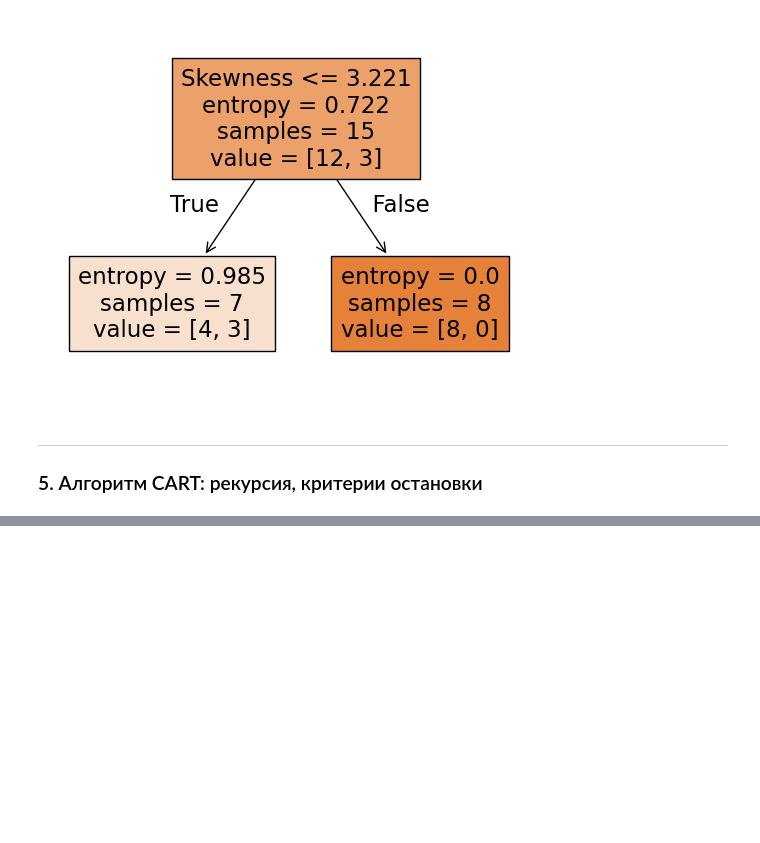
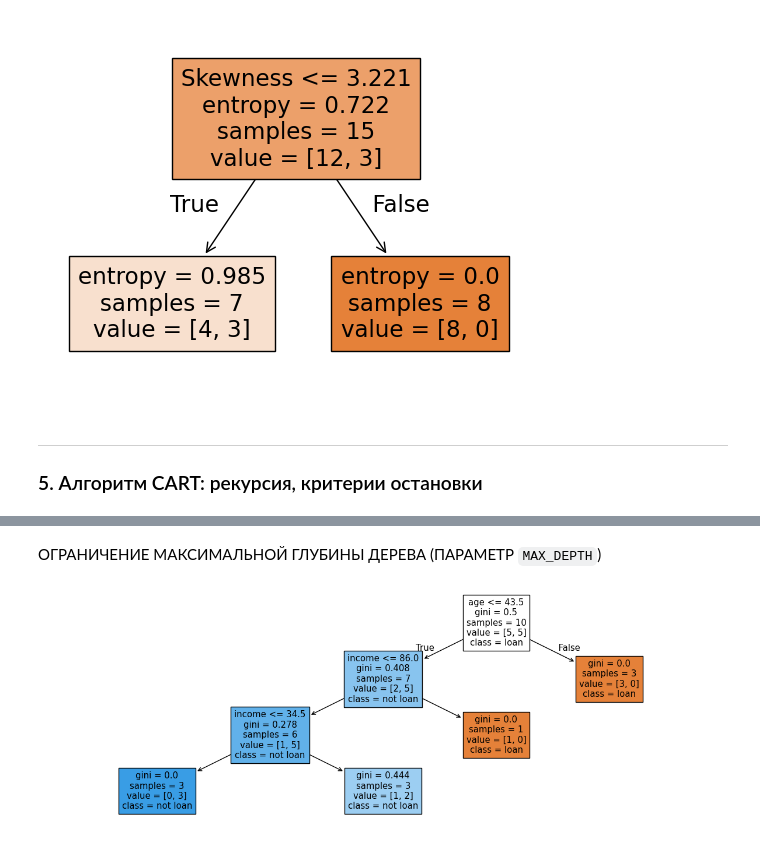
Before and after one commit to Blooodniy/SF_DS, a Jupyter notebook: MATH&ML/MATH&ML-8. Алгоритмы на основе деревьев решений/MATH&ML-8.ipynb, the cells around one changed output, grey strips where cells are left out. Drawn from its saved outputs; the diff is of its cells as text; code cells hidden in the pictures; blank space fills up the shorter version.

```diff
--- a/MATH&ML/MATH&ML-8. Алгоритмы на основе деревьев решений/MATH&ML-8.ipynb
+++ b/MATH&ML/MATH&ML-8. Алгоритмы на основе деревьев решений/MATH&ML-8.ipynb
@@ -370,0 +608,20 @@ G(Q,w) = 0.46
+# %% [markdown]
+ОГРАНИЧЕНИЕ МАКСИМАЛЬНОЙ ГЛУБИНЫ ДЕРЕВА (ПАРАМЕТР `MAX_DEPTH`)
+# %%
+dt = tree.DecisionTreeClassifier(
+    max_depth=3,
+    random_state=42
+)
+dt.fit(X, y)
+
+
+fig = plt.figure(figsize=(15, 5))
+tree_graph = tree.plot_tree(
+    decision_tree=dt,
+    feature_names=X.columns,
+    class_names=['loan', 'not loan'],
+    filled=True,
+    impurity=True
+);
+# %% [output]
+[figure, added]
```
Also changed, not shown: parts of 49 cells of this notebook, 1 other file.
